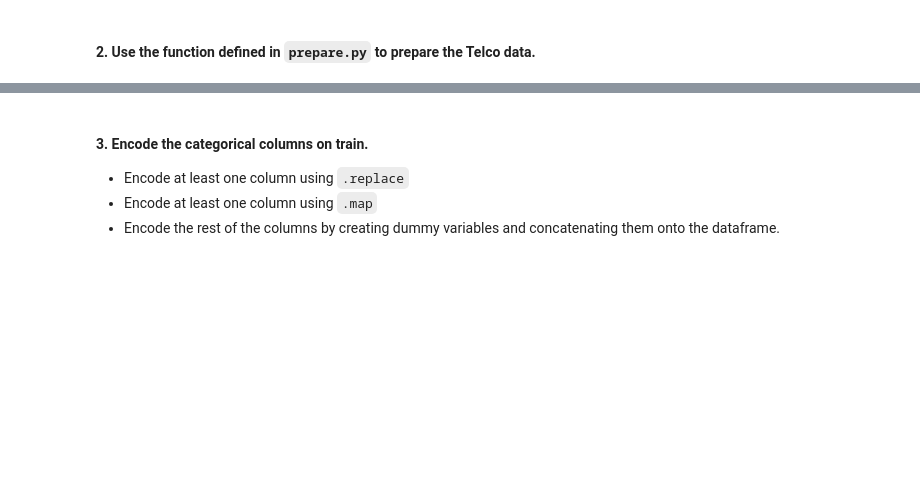
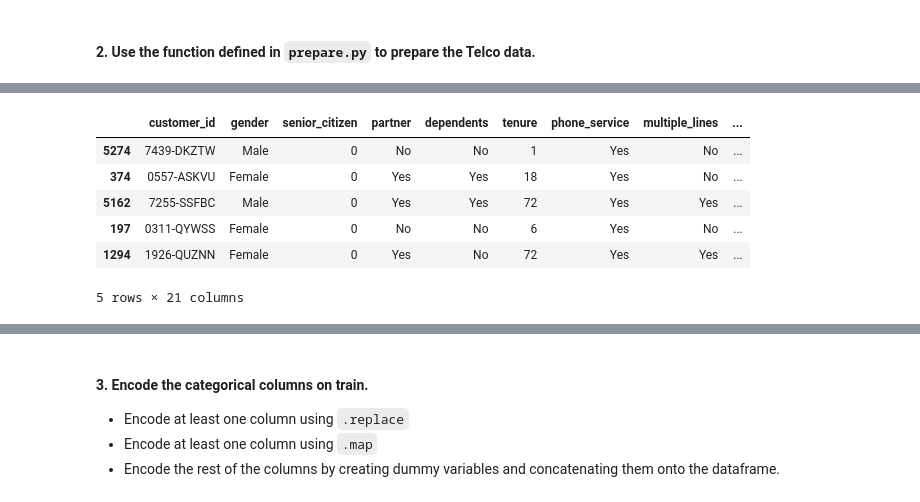
Before and after one commit to Segura-Jorge/classification-exercises, a Jupyter notebook: modeling.ipynb, the cells around one changed output, grey strips where cells are left out. Saved outputs shown, nothing was run; the diff lists cells and outputs as text; code cells hidden in the pictures; blank space fills up the shorter version.

```diff
--- a/modeling.ipynb
+++ b/modeling.ipynb
@@ -140,0 +181,11 @@ AttributeError: 'DataFrame' object has no attribute 'embark_town'
+# %%
+train, val, test = acq.split_data(telco, 'telco')
+train.head()
+# %% [output]
+|  | customer_id | gender | senior_citizen | partner | dependents | tenure | phone_service | multiple_lines | ... |
+| 5274 | 7439-DKZTW | Male | 0 | No | No | 1 | Yes | No | ... |
+| 374 | 0557-ASKVU | Female | 0 | Yes | Yes | 18 | Yes | No | ... |
+| 5162 | 7255-SSFBC | Male | 0 | Yes | Yes | 72 | Yes | Yes | ... |
+| 197 | 0311-QYWSS | Female | 0 | No | No | 6 | Yes | No | ... |
+| 1294 | 1926-QUZNN | Female | 0 | Yes | No | 72 | Yes | Yes | ... |
+5 rows × 21 columns
```
Also changed, not shown: parts of 15 cells of this notebook.
